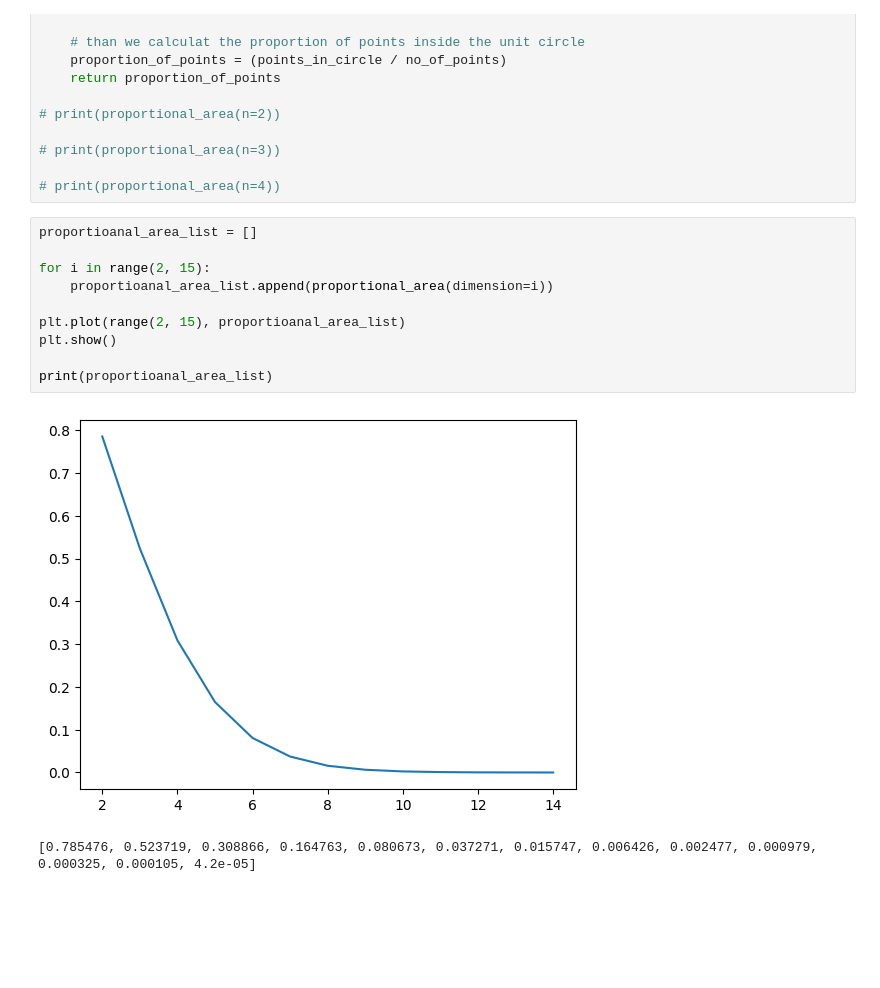
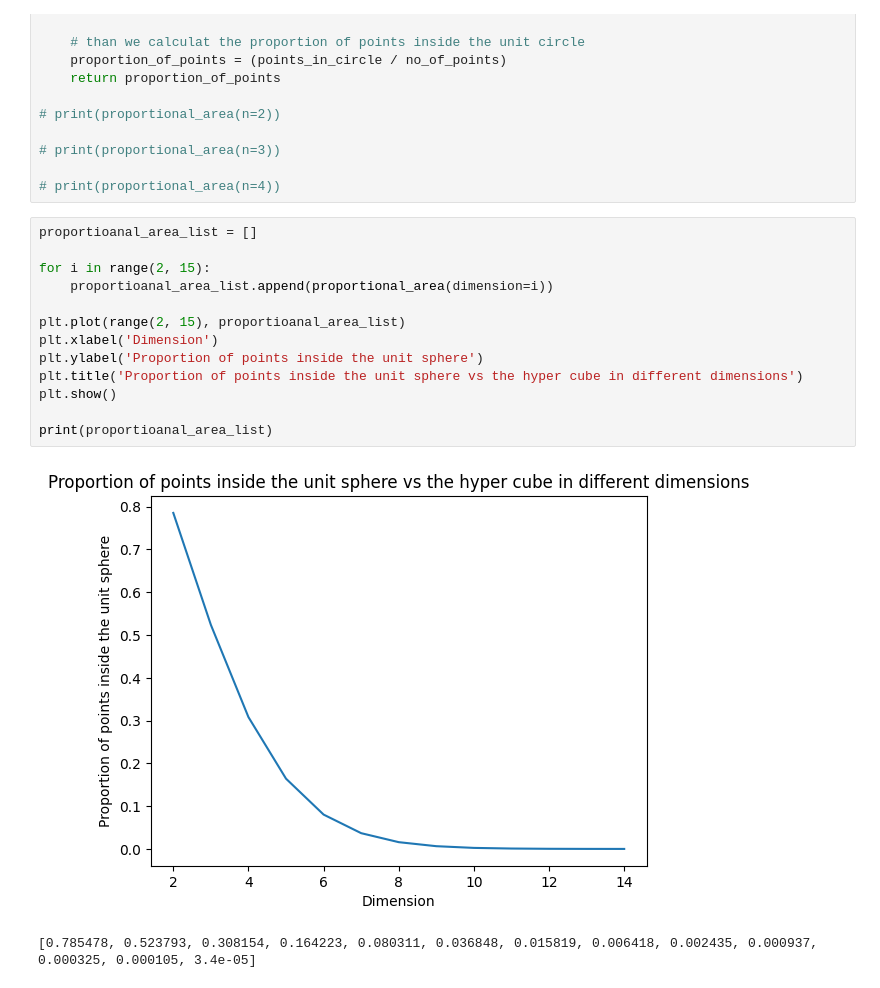
Before and after one commit to YashDagade/playing_with_dimensions, a Jupyter notebook: cuber_vs_sphere_volume.ipynb, the cells around one changed output. Cells and saved outputs as stored; diff of their text form; blank space fills up the shorter version.

```diff
--- a/cuber_vs_sphere_volume.ipynb
+++ b/cuber_vs_sphere_volume.ipynb
@@ -27,13 +27,16 @@ def proportional_area(no_of_points=1000000, dimension=2):
 # %%
 proportioanal_area_list = []
 
 for i in range(2, 15):
     proportioanal_area_list.append(proportional_area(dimension=i))
 
 plt.plot(range(2, 15), proportioanal_area_list)
+plt.xlabel('Dimension')
+plt.ylabel('Proportion of points inside the unit sphere')
+plt.title('Proportion of points inside the unit sphere vs the hyper cube in different dimensions')
 plt.show()
 
 print(proportioanal_area_list)
 # %% [output]
-[figure, old version]
+[figure, new version]
-[0.785476, 0.523719, 0.308866, 0.164763, 0.080673, 0.037271, 0.015747, 0.006426, 0.002477, 0.000979, 0.000325, 0.000105, 4.2e-05]
+[0.785478, 0.523793, 0.308154, 0.164223, 0.080311, 0.036848, 0.015819, 0.006418, 0.002435, 0.000937, 0.000325, 0.000105, 3.4e-05]
```
Also changed, not shown: 2 other files.
